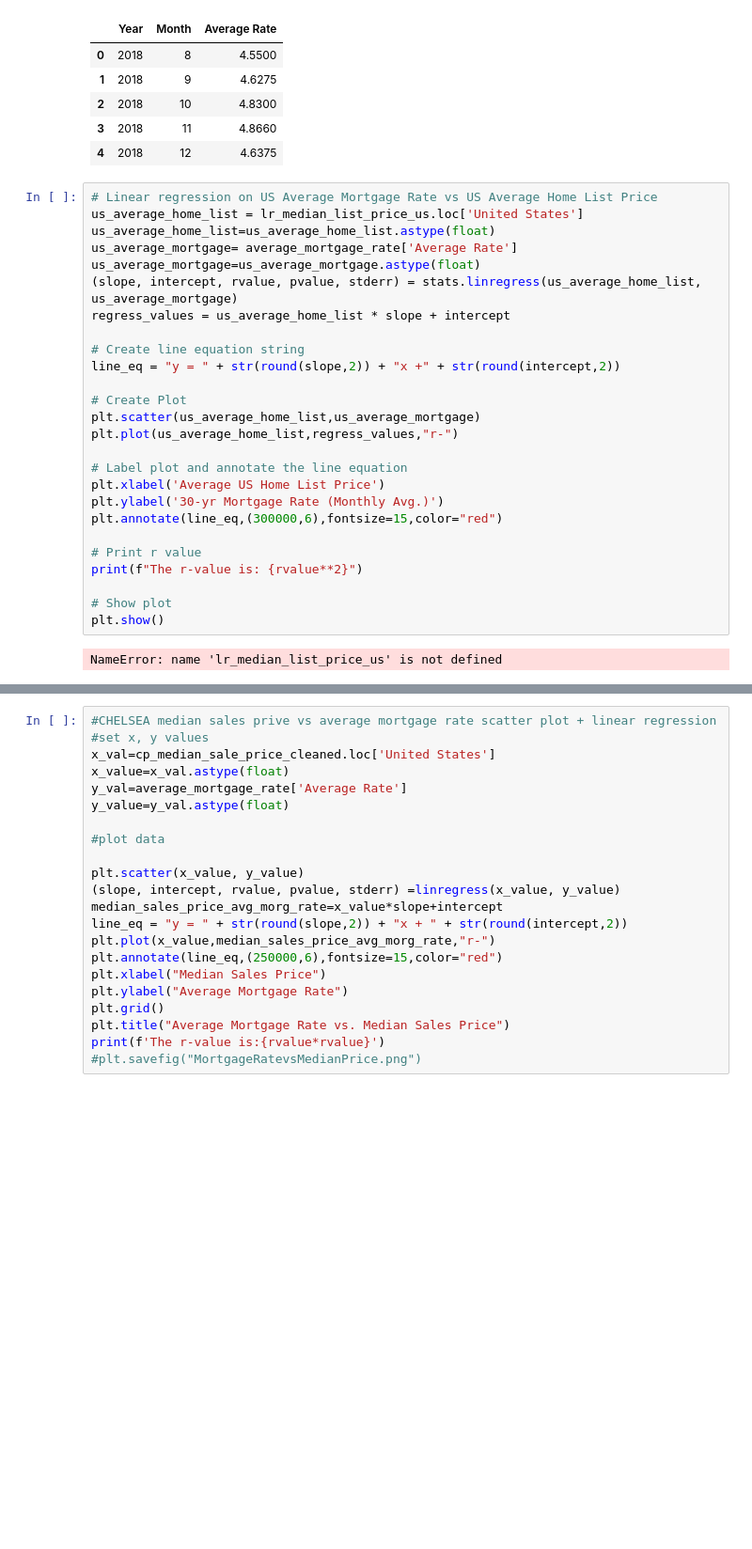
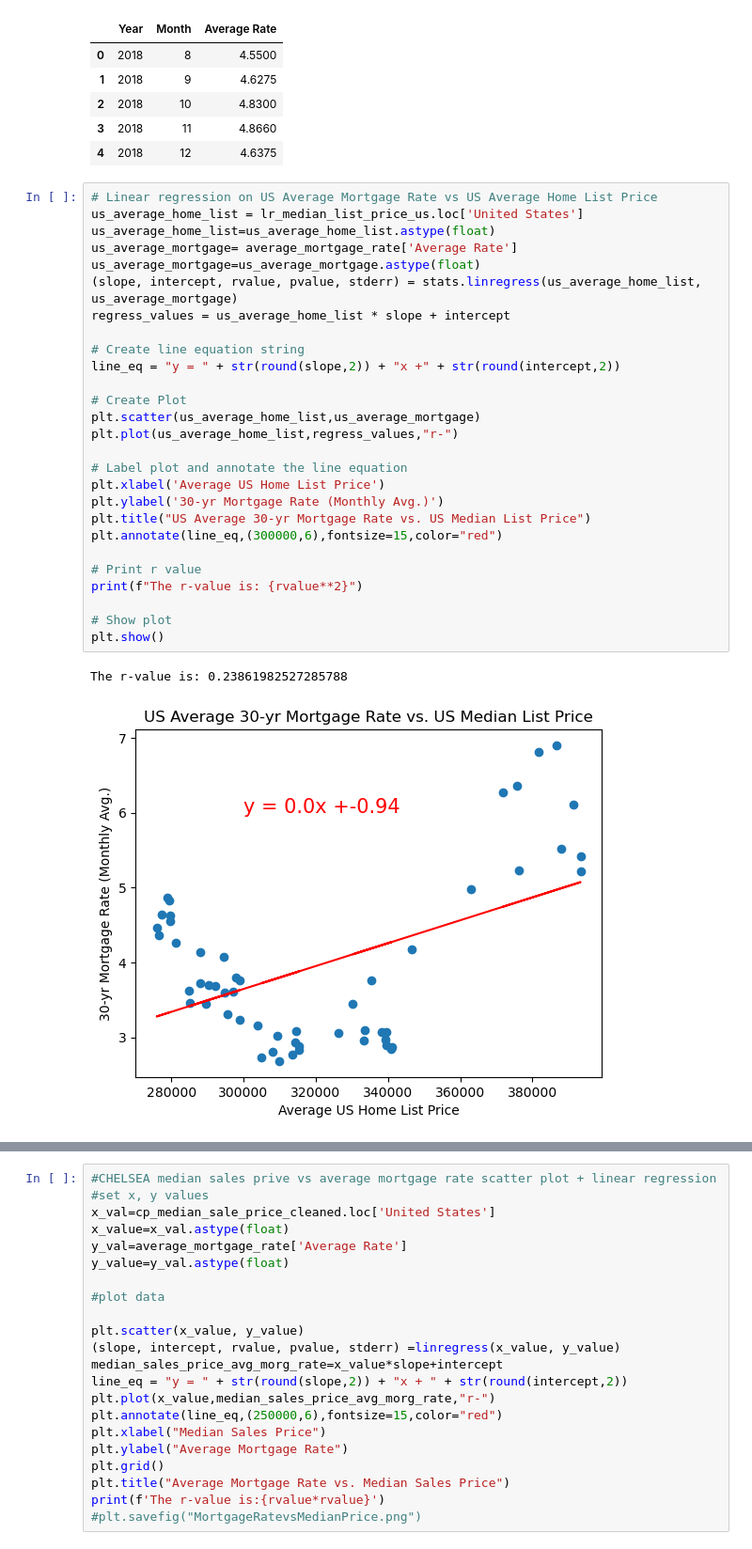
Before and after one commit to ceramicbull/Project-1-Repo, a Jupyter notebook: Group Project One Notebook.ipynb, the cells around one changed output, grey strips where cells are left out. Shown at 94% size. Cells and saved outputs as stored; diff of their text form; blank space fills up the shorter version.

Commit message:
Added my updated graphs to the Group Notebook

```diff
--- a/Group Project One Notebook.ipynb
+++ b/Group Project One Notebook.ipynb
@@ -500,29 +501,31 @@ average_mortgage_rate.head()
 # %%
 # Linear regression on US Average Mortgage Rate vs US Average Home List Price
 us_average_home_list = lr_median_list_price_us.loc['United States']
 us_average_home_list=us_average_home_list.astype(float)
 us_average_mortgage= average_mortgage_rate['Average Rate']
 us_average_mortgage=us_average_mortgage.astype(float)
 (slope, intercept, rvalue, pvalue, stderr) = stats.linregress(us_average_home_list, us_average_mortgage)
 regress_values = us_average_home_list * slope + intercept
 
 # Create line equation string
 line_eq = "y = " + str(round(slope,2)) + "x +" + str(round(intercept,2))
 
 # Create Plot
 plt.scatter(us_average_home_list,us_average_mortgage)
 plt.plot(us_average_home_list,regress_values,"r-")
 
 # Label plot and annotate the line equation
 plt.xlabel('Average US Home List Price')
 plt.ylabel('30-yr Mortgage Rate (Monthly Avg.)')
+plt.title("US Average 30-yr Mortgage Rate vs. US Median List Price")
 plt.annotate(line_eq,(300000,6),fontsize=15,color="red")
 
 # Print r value
 print(f"The r-value is: {rvalue**2}")
 
 # Show plot
 plt.show()
 # %% [output]
-NameError: name 'lr_median_list_price_us' is not defined
+The r-value is: 0.23861982527285788
+[figure, added]
 # %% [markdown]
```
Also changed, not shown: parts of 8 cells of this notebook, 1 other file.
